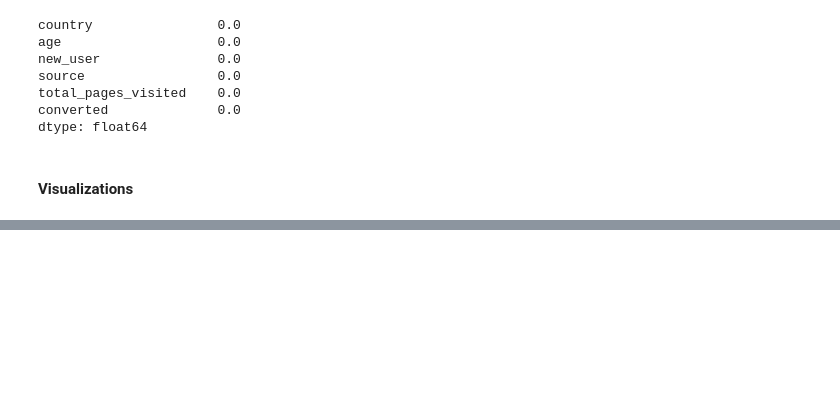
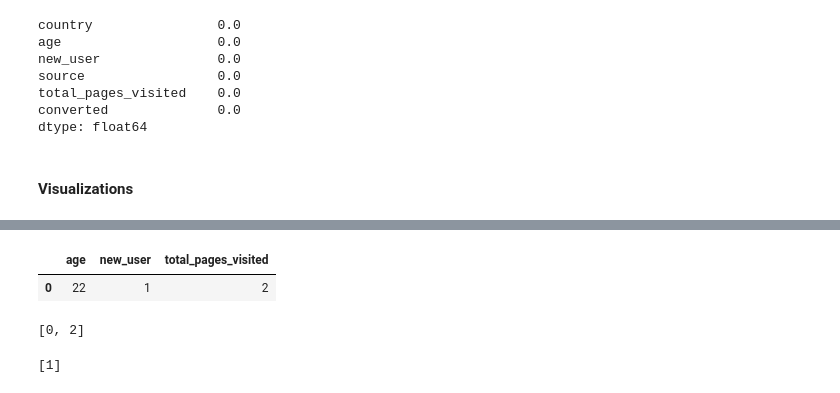
Before and after one commit to MKrouma/Jedha_Walmart-Rate-Uber, a Jupyter notebook: Rate/notebook/conversion_rate.ipynb, the cells around one changed output, grey strips where cells are left out. Saved outputs shown, nothing was run; the diff lists cells and outputs as text; code cells hidden in the pictures; blank space fills up the shorter version.

```diff
--- a/Rate/notebook/conversion_rate.ipynb
+++ b/Rate/notebook/conversion_rate.ipynb
@@ -134,0 +224,16 @@ dtype: float64
+# %%
+# choose features & target
+features_vars = ["age", "new_user", "total_pages_visited"]
+target_var = ["converted"]
+# %%
+# separate target variable from others
+Y_df = conversion_df.loc[:,target_var]
+X_df = conversion_df.loc[:,features_vars]
+
+print("Separating labels from features...")
+print("Target")
+print(Y_df.head())
+
+print("\nFeatures")
+print(X_df.head())
+print()
@@ -134,0 +305,33 @@ dtype: float64
+# %%
+X_df.head(1)
+# %% [output]
+|  | age | new_user | total_pages_visited |
+| 0 | 22 | 1 | 2 |
+# %%
+# pipeline categorical & numerical
+# helper function : var_index
+def var_index(df, name) :
+    return df.columns.to_list().index(name)
+
+# pipeline for numeric features
+numeric_features = [var_index(X_df, name) for name in num_vars]
+numeric_transformer = Pipeline(steps=[
+    ('imputer', SimpleImputer(strategy='median')), # missing values will be replaced by columns' median
+    ('scaler', StandardScaler())
+])
+
+
+# Create pipeline for categorical features
+categorical_features = [var_index(X_df, name) for name in cat_vars]
+categorical_transformer = Pipeline(
+    steps=[
+    ('imputer', SimpleImputer(strategy='most_frequent')), # missing values will be replaced by most frequent value
+    ('encoder', OneHotEncoder(drop='first')) # first column will be dropped to avoid creating correlations between features
+    ])
+
+
+display(numeric_features)
+display(categorical_features)
+# %% [output]
+[0, 2]
+[1]
```
Also changed, not shown: parts of 19 cells of this notebook, 1 other file.
